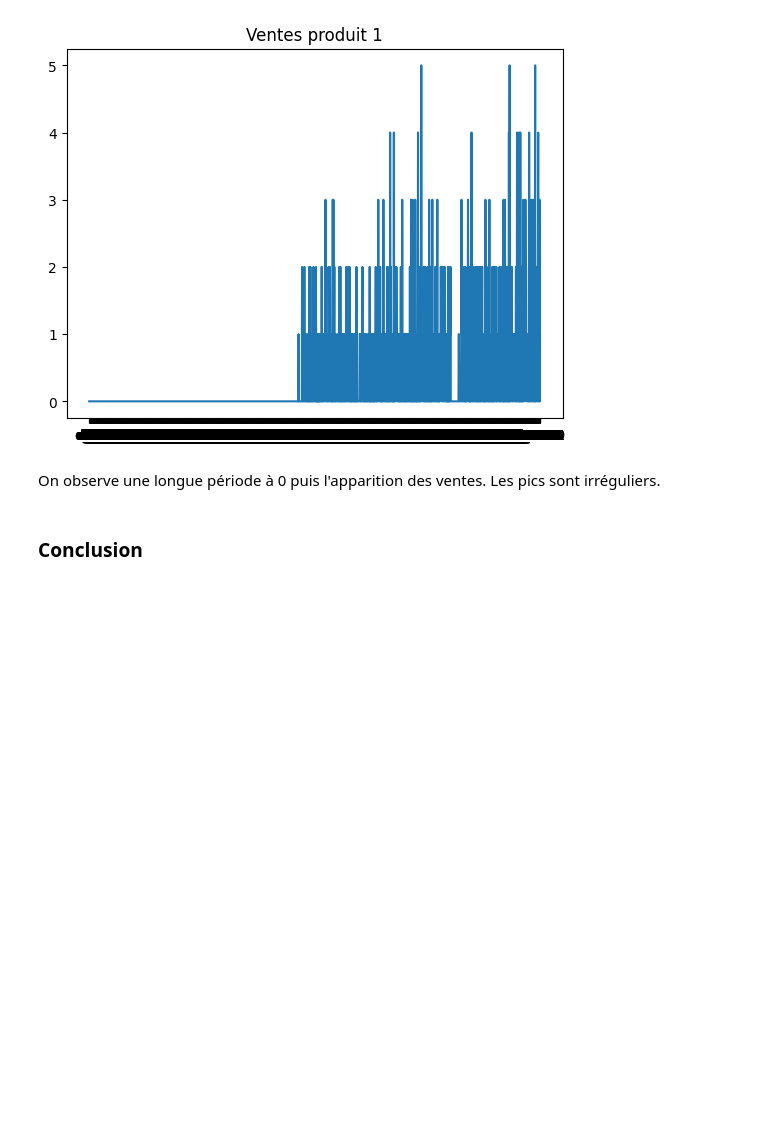
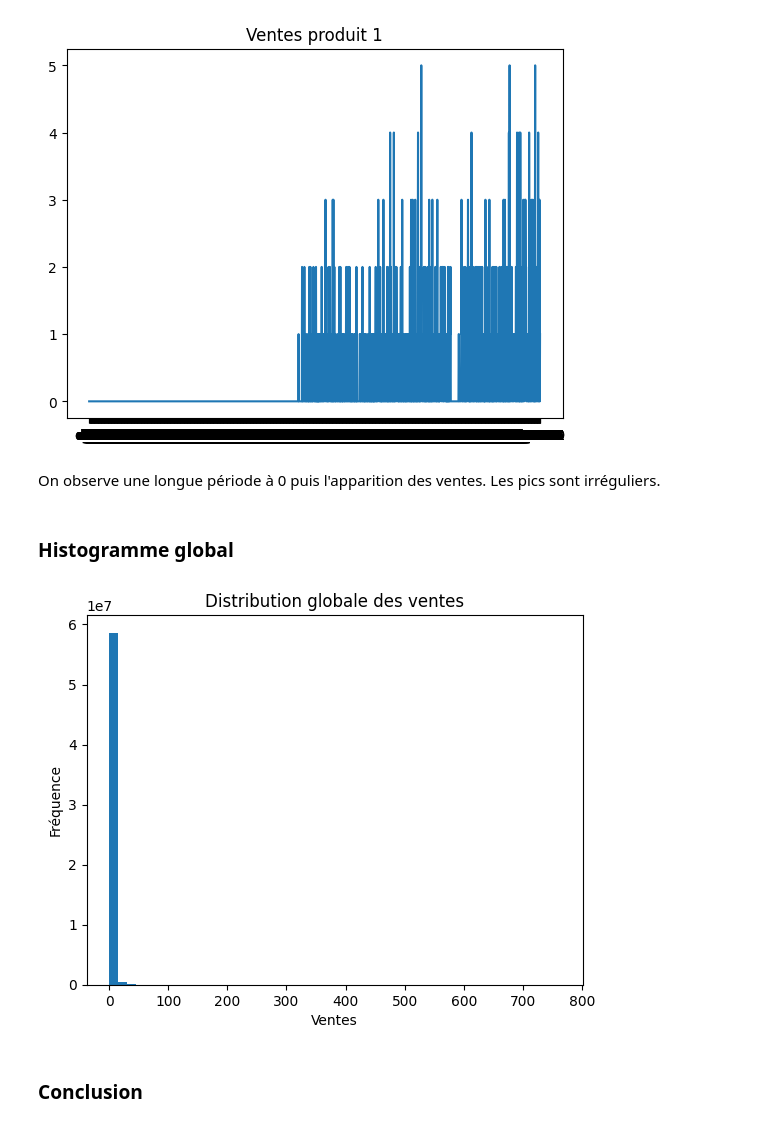
Before and after one commit to lisaroubertie/OptimisationPredictive_ChaineLogistique, a Jupyter notebook: notebooks/ExplorationDonnees.ipynb, the cells around one changed output. Saved outputs shown, nothing was run; the diff lists cells and outputs as text; code cells hidden in the pictures; blank space fills up the shorter version.

Commit message:
Ajout d'un graphe Exploration de Données

```diff
--- a/notebooks/ExplorationDonnees.ipynb
+++ b/notebooks/ExplorationDonnees.ipynb
@@ -106,6 +106,18 @@ The history saving thread hit an unexpected error (OperationalError('attempt to
 [figure]
 # %% [markdown]
 On observe une longue période à 0 puis l'apparition des ventes. Les pics sont irréguliers.
+# %% [markdown]
+### Histogramme global
+# %%
+import matplotlib.pyplot as plt
+colonnes_ventes = [c for c in df.columns if c.startswith("d_")]
+plt.hist(df[colonnes_ventes].values.flatten(), bins=50)
+plt.title("Distribution globale des ventes")
+plt.xlabel("Ventes")
+plt.ylabel("Fréquence")
+plt.show()
+# %% [output]
+[figure, added]
 # %% [markdown]
 ### Conclusion
 # %% [markdown]
```
